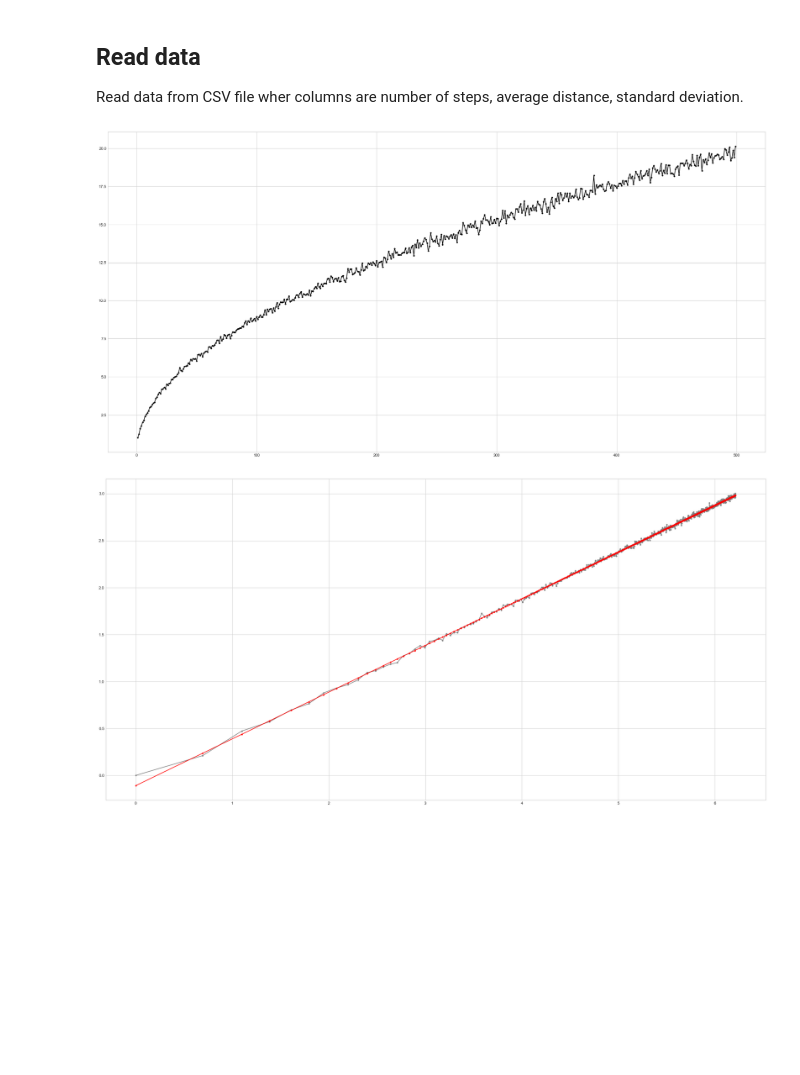
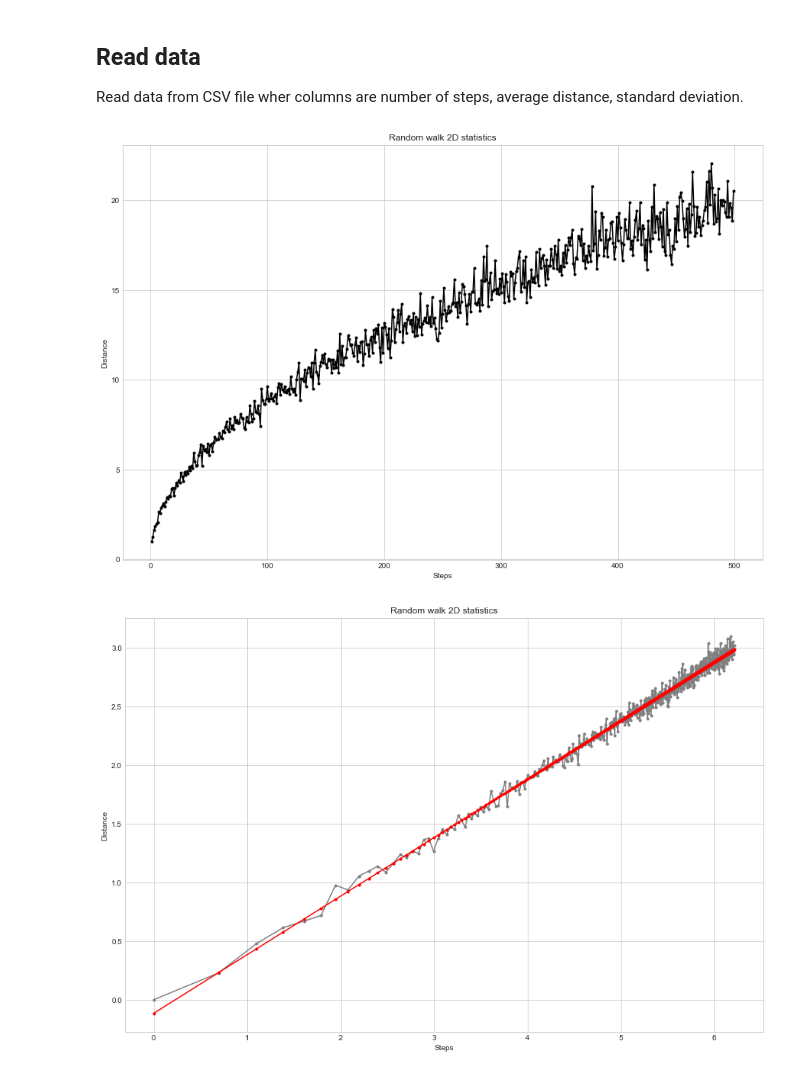
Before and after one commit to 4e1e0603/01, a Jupyter notebook: source/random_walk.ipynb, the cells around one changed output. Cells and saved outputs as stored; diff of their text form; code cells hidden in the pictures; blank space fills up the shorter version.

Commit message:
Fix some errors and update error bars plot

```diff
--- a/source/random_walk.ipynb
+++ b/source/random_walk.ipynb
@@ -9,35 +22,44 @@ import pandas as pd
 from matplotlib import pyplot as plt
 
 plt.style.use('seaborn-whitegrid')
+
+output_path = Path("../output")
 # %% [markdown]
 ## Read data
 
 Read data from CSV file wher columns are number of steps, average distance, standard deviation.
 # %%
 data = pd.read_csv("../output/data.csv", sep=",", usecols=["N", "R", "E"], header=0)
-X, Y = data["N"], data["R"]
+X, Y, E = data["N"], data["R"], data["E"]
 # %%
-plt.figure(figsize=(30, 15))
-plt.xlabel = "steps"
-plt.ylabel = "distance"
+plt.figure(figsize=(15, 10))
+
 plt.plot(X, Y,  color='black', marker=".")
 
+plt.xlabel("Steps")
+plt.ylabel("Distance")
+plt.title("Random walk 2D statistics")
+
+plt.savefig(output_path / "RandomWalk2DStatistics1.png")
 plt.show()
 # %% [output]
-[figure, old version]
+[figure, new version]
 # %%
-plt.figure(figsize=(30, 15))
-plt.xlabel = "steps"
-plt.ylabel = "distance"
+plt.figure(figsize=(15, 10))
 
 plt.plot(np.log(X), np.log(Y),  color='gray', marker=".")
 
 m, b = np.polyfit(np.log(X), np.log(Y), 1)
 plt.plot(np.log(X), m * np.log(X) + b,  color='red', marker=".")
 
+plt.xlabel("Steps")
+plt.ylabel("Distance")
+plt.title("Random walk 2D statistics")
+
+plt.savefig(output_path / "RandomWalk2DStatistics2.png")
 plt.show()
 # %% [output]
-[figure, old version]
+[figure, new version]
 # %%
 plt.figure(figsize=(30, 15))
 
```
Also changed, not shown: parts of 5 cells of this notebook, 7 other files.
